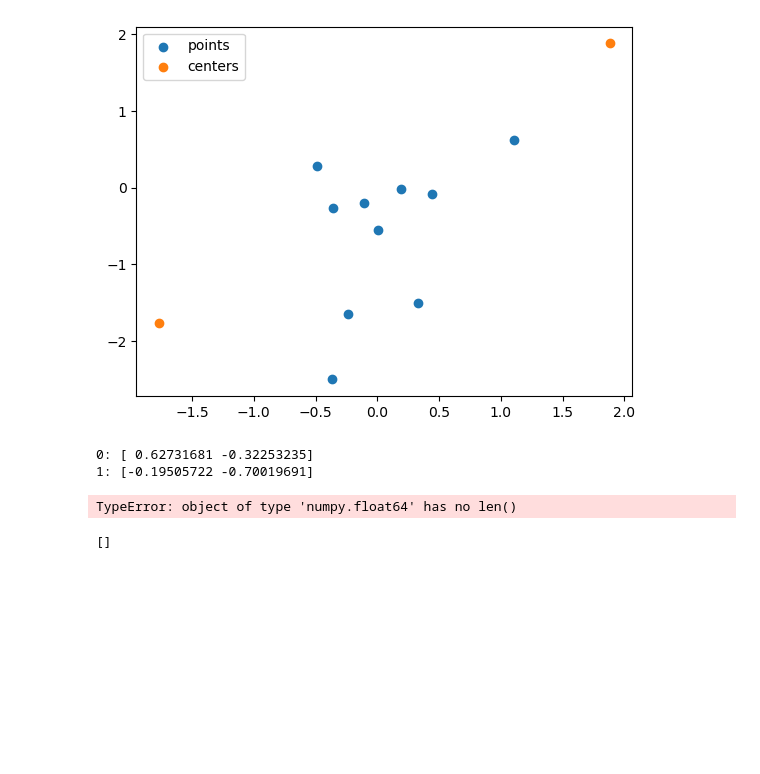
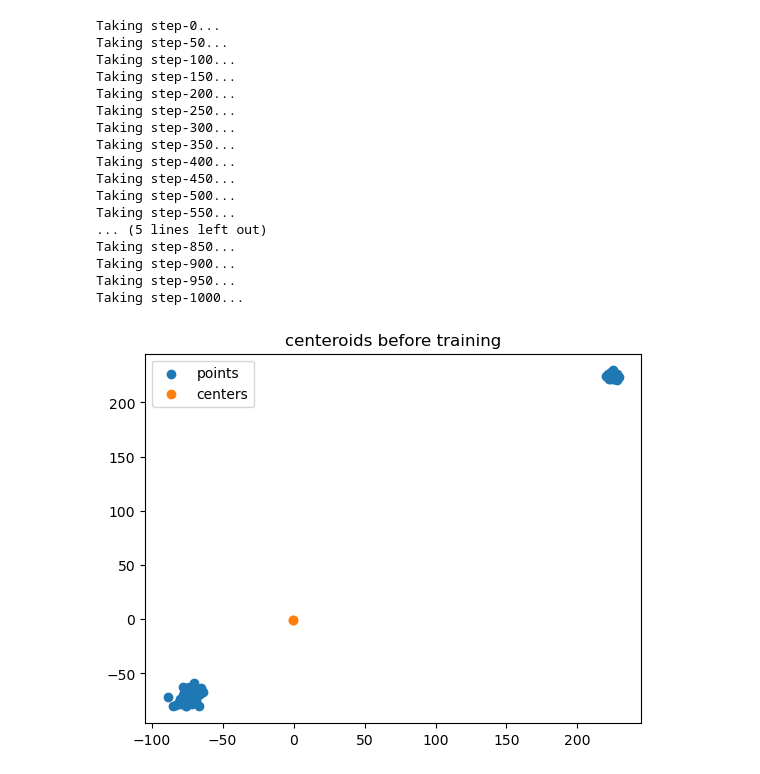
Before and after one commit to chinmayajoshi/KMeans-From-Scratch, a Jupyter notebook: implementation_from_scratch.ipynb, the cells around one changed output. Cells and saved outputs as stored; diff of their text form; code cells hidden in the pictures; blank space fills up the shorter version.

Commit message:
kmeans class edge case fix

```diff
--- a/implementation_from_scratch.ipynb
+++ b/implementation_from_scratch.ipynb
@@ -4,9 +4,16 @@ import matplotlib.pyplot as plt
 # %%
 class KMeans:
 
-    def __init__(self, pts=False, k=1, step_dist=0.001, max_iter=200, make_plot=True):
-        if not pts:
-            pts = np.random.randn(10, 2)
+    def __init__(self, pts=-1, k=1, step_dist=0.01, max_iter=200, make_plot=True, mean_scale=100, var_scale=10):
+        # generate random points for k clusters
+        if pts == -1:
+            all_pts = []
+            for ki in range(k):
+                gen_var = np.random.randn(1)*var_scale
+                gen_mean = np.random.randn(1)*mean_scale
+                gen_pts = gen_var*np.random.randn(50, 2) + gen_mean
+                all_pts.append(gen_pts)
+            pts = np.concatenate(tuple(all_pts))
 
         self.k = k
         self.pts = pts
@@ -15,9 +22,10 @@ class KMeans:
         self.make_plot = make_plot
         self.n = len(self.pts[0])
         self.k_centers = []
-        # for _ in range(self.k): self.k_centers.append(np.random.randn(self.n))
-        self.k_centers = np.random.randn(self.k, self.n)
+        self.init_k_centers = np.random.randn(self.k, self.n)
+        self.k_centers = self.init_k_centers
         self.closest_centroid_index_for_pts = []
+        self.last_mean_centers_for_each_cluster = []
 
     def l2_norm(self, pt1, pt2):
         n1 = len(pt1)
@@ -51,22 +59,27 @@ class KMeans:
                 if ki == self.closest_centroid_index_for_pts[idx]:
                     pts_in_k.append(pt)
 
+            # check if cluster has at least 1 point
+            if pts_in_k == []:
+                # assign a single random pt
+                random_pt_id = np.random.choice(len(self.pts))
+                pts_in_k.append(self.pts[random_pt_id])
+
             ki_center = np.average(pts_in_k, axis=0)
-            print(f'{ki}: {ki_center}')
             mean_centers_for_each_cluster.append(ki_center)
+        self.last_mean_centers_for_each_cluster = mean_centers_for_each_cluster
 
         # move each cluster center towards that by self.step_dist
         for idx, k_center in enumerate(self.k_centers):
             mean_center_at_k = mean_centers_for_each_cluster[idx]
-            if len(k_center) == len(mean_center_at_k[0]):
+            if len(k_center) == len(mean_center_at_k):
                 for dim in range(len(k_center)):
                     if k_center[dim] > mean_center_at_k[dim]: k_center[dim] -= self.step_dist
                     else: k_center[dim] += self.step_dist
 
             else: print(f'something\'s up with step function: size mismatch')
 
-
-    def plot(self):
+    def plot(self, title):
         xs = self.pts[:, 0]
         ys = self.pts[:, 1]
 
@@ -75,28 +88,38 @@ class KMeans:
         xs = self.k_centers[:, 0]
         ys = self.k_centers[:, 0]
         plt.scatter(xs, ys, label='centers')
-
+        if title: plt.title(title)
         plt.legend()
 
     def train(self):
         self.calc_centers()
         i = self.max_iter
-        while i > 0:
+        while i >= 0:
+            if i%50==0: print(f'Taking step-{self.max_iter-i}...')
             self.step()
-            if self.make_plot and i%10: self.plot()
+            # TODO
+            # if self.make_plot and i%10: self.plot()
             i-=1
 # %%
-model = KMeans(k=2)
-model.plot()
+model = KMeans(k=2, step_dist=2, max_iter=1000)  # bad_pts
+model.plot('centeroids before training')
+model.train()
 # %% [output]
+Taking step-0...
+Taking step-50...
+Taking step-100...
+Taking step-150...
+Taking step-200...
+Taking step-250...
+Taking step-300...
+Taking step-350...
+Taking step-400...
+Taking step-450...
+Taking step-500...
+Taking step-550...
+... (5 lines left out)
+Taking step-850...
+Taking step-900...
+Taking step-950...
+Taking step-1000...
-[figure, old version]
+[figure, new version]
-# %%
-model.train()
-# %% [output]
-0: [ 0.62731681 -0.32253235]
-1: [-0.19505722 -0.70019691]
-TypeError: object of type 'numpy.float64' has no len()
-# %%
-model.closest_centroid_index_for_pts
-# %% [output]
-[]
```
Also changed, not shown: parts of 4 cells of this notebook.
